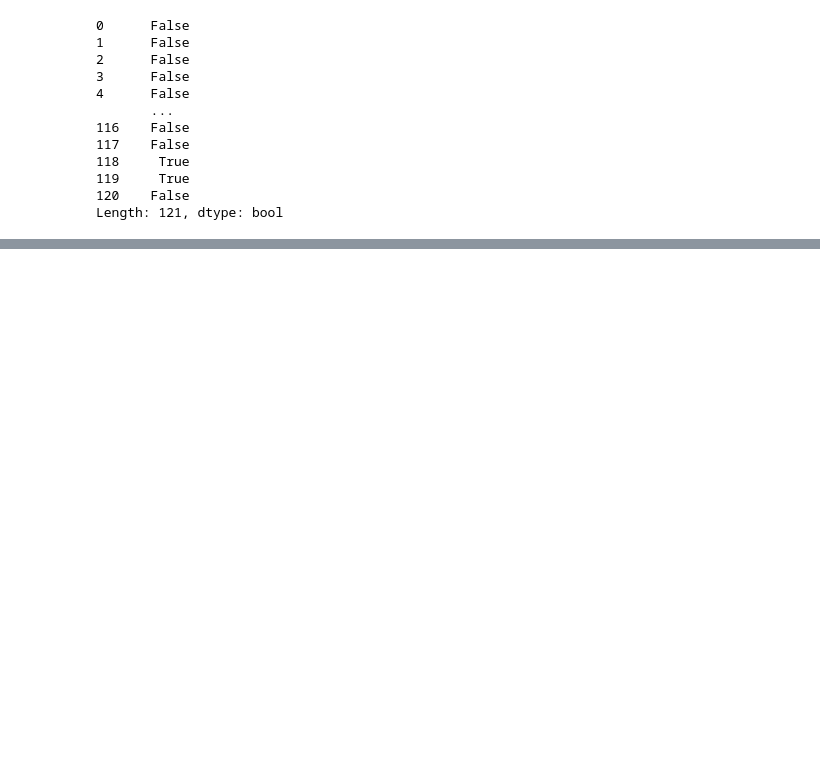
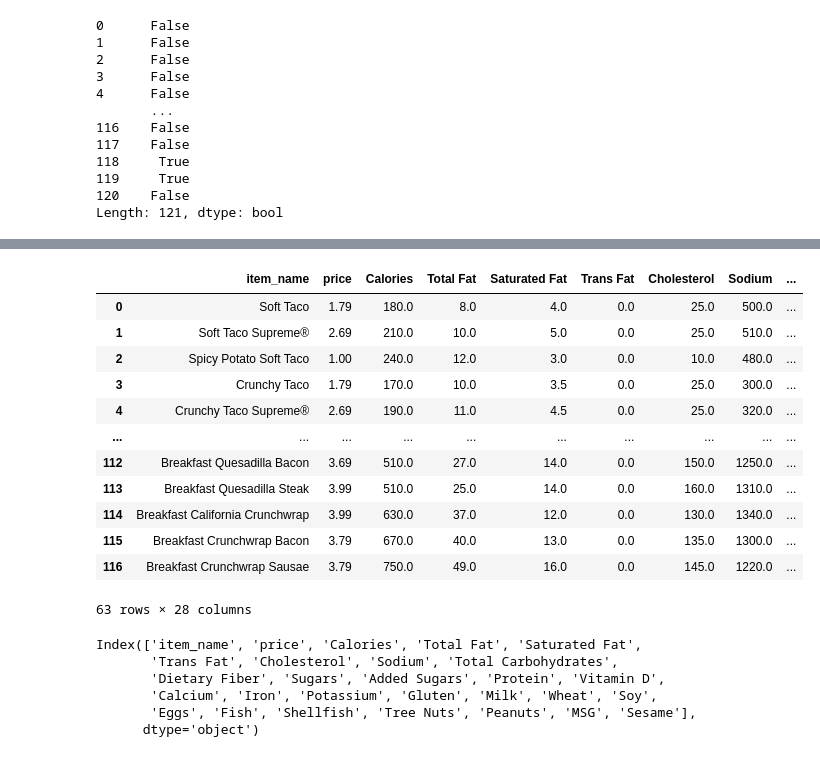
Before and after one commit to ashrifehn/tacobell_menu_optimization, a Jupyter notebook: data_processing/cleaning_taco_bell_indv_items.ipynb, the cells around one changed output, grey strips where cells are left out. Saved outputs shown, nothing was run; the diff lists cells and outputs as text; code cells hidden in the pictures; blank space fills up the shorter version.

```diff
--- a/data_processing/cleaning_taco_bell_indv_items.ipynb
+++ b/data_processing/cleaning_taco_bell_indv_items.ipynb
@@ -157 +257,26 @@ DataFrame after keeping only the first instance of the duplicate rows:
+# %%
+data_drpped = data_drpped.drop(data_drpped[data_drpped['item_name']=='Chicken Enchilada Burrito'].index)
+data_drpped = data_drpped.drop(data_drpped[data_drpped['item_name']=='Breakfast Salsa'].index)
+data_drpped = data_drpped.drop(data_drpped[data_drpped['item_name']=='Nacho Cheese Sauce'].index)
+# data = data.drop(data[data['item_name']=='Red Sauce'].index)
+# data = data.drop(data[data['item_name']=='Strawberry Twists'].index)
+# data = data.drop(data[data['item_name']=='Wild Strawberry Freeze'].index)
+# data = data.drop(data[data['item_name']=='Hash Brown'].index)
+
+
+data_drpped
+# %% [output]
+|  | item_name | price | Calories | Total Fat | Saturated Fat | Trans Fat | Cholesterol | Sodium | ... |
+| 0 | Soft Taco | 1.79 | 180.0 | 8.0 | 4.0 | 0.0 | 25.0 | 500.0 | ... |
+| 1 | Soft Taco Supreme® | 2.69 | 210.0 | 10.0 | 5.0 | 0.0 | 25.0 | 510.0 | ... |
+| 2 | Spicy Potato Soft Taco | 1.00 | 240.0 | 12.0 | 3.0 | 0.0 | 10.0 | 480.0 | ... |
+| 3 | Crunchy Taco | 1.79 | 170.0 | 10.0 | 3.5 | 0.0 | 25.0 | 300.0 | ... |
+| 4 | Crunchy Taco Supreme® | 2.69 | 190.0 | 11.0 | 4.5 | 0.0 | 25.0 | 320.0 | ... |
+| ... | ... | ... | ... | ... | ... | ... | ... | ... | ... |
+| 112 | Breakfast Quesadilla Bacon | 3.69 | 510.0 | 27.0 | 14.0 | 0.0 | 150.0 | 1250.0 | ... |
+| 113 | Breakfast Quesadilla Steak | 3.99 | 510.0 | 25.0 | 14.0 | 0.0 | 160.0 | 1310.0 | ... |
+| 114 | Breakfast California Crunchwrap | 3.99 | 630.0 | 37.0 | 12.0 | 0.0 | 130.0 | 1340.0 | ... |
+| 115 | Breakfast Crunchwrap Bacon | 3.79 | 670.0 | 40.0 | 13.0 | 0.0 | 135.0 | 1300.0 | ... |
+| 116 | Breakfast Crunchwrap Sausae | 3.79 | 750.0 | 49.0 | 16.0 | 0.0 | 145.0 | 1220.0 | ... |
+63 rows × 28 columns
 # %%
@@ -158,0 +284,9 @@ indv_items_data[~bool_series].to_csv("../data/data_inprogress.csv")
+# %%
+data_drpped.columns
+# %% [output]
+Index(['item_name', 'price', 'Calories', 'Total Fat', 'Saturated Fat',
+       'Trans Fat', 'Cholesterol', 'Sodium', 'Total Carbohydrates',
+       'Dietary Fiber', 'Sugars', 'Added Sugars', 'Protein', 'Vitamin D',
+       'Calcium', 'Iron', 'Potassium', 'Gluten', 'Milk', 'Wheat', 'Soy',
+       'Eggs', 'Fish', 'Shellfish', 'Tree Nuts', 'Peanuts', 'MSG', 'Sesame'],
+      dtype='object')
```
Also changed, not shown: parts of 11 cells of this notebook, 3 other files.
